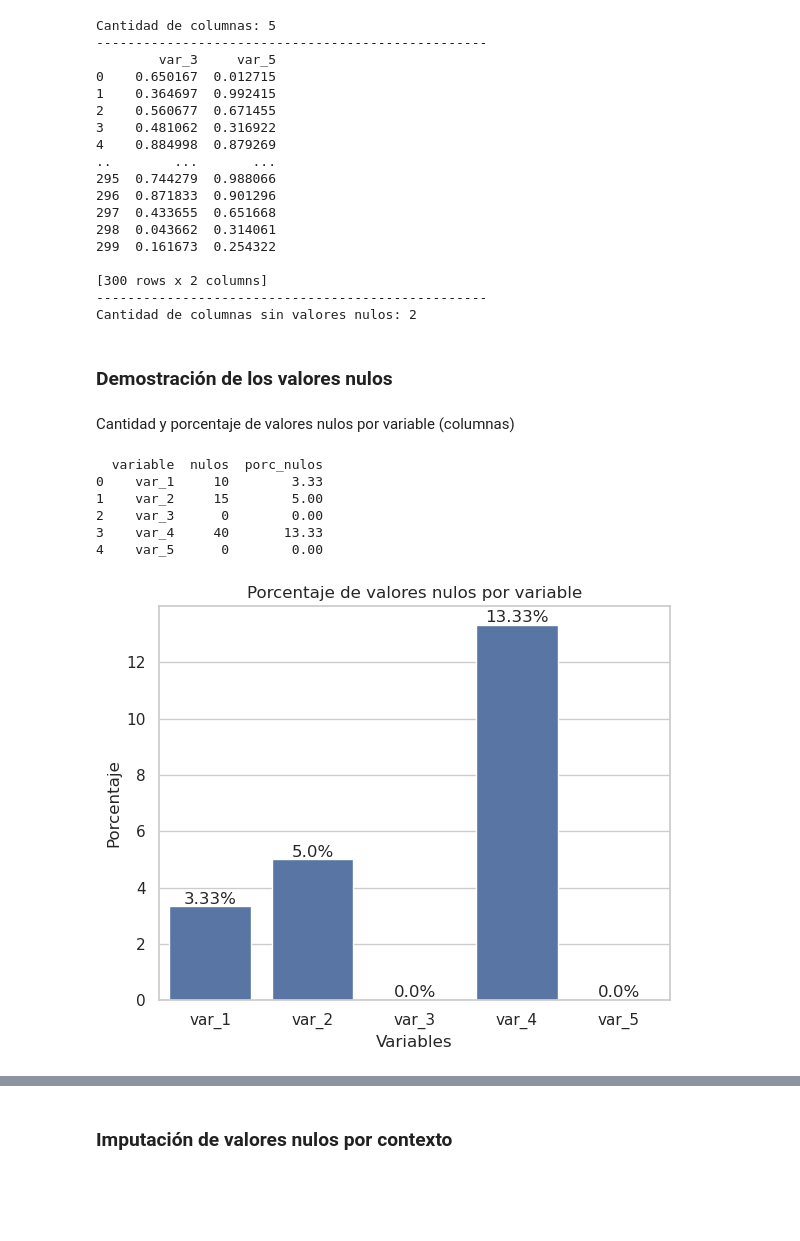
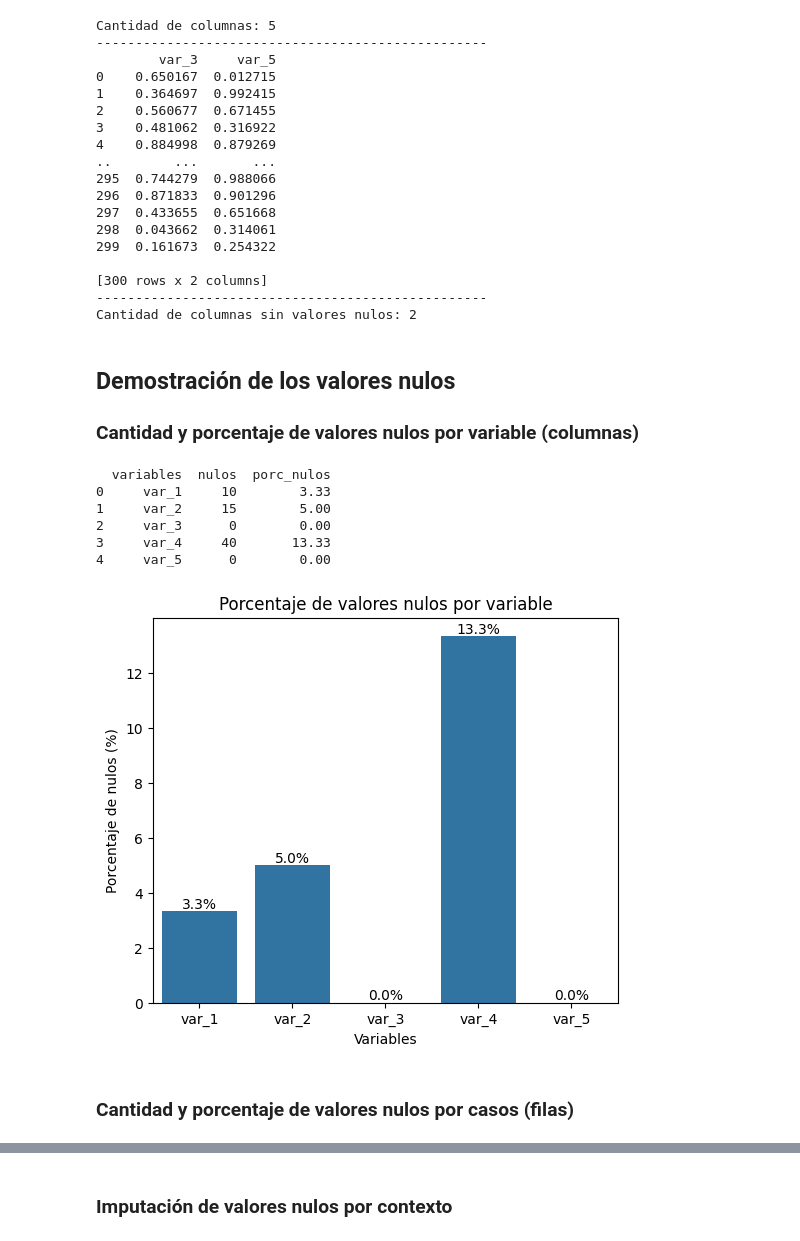
Before and after one commit to Leonard0711/eda_datos, a Jupyter notebook: limpieza_datos/limpieza_datos.ipynb, the cells around one changed output, grey strips where cells are left out. Drawn from its saved outputs; the diff is of its cells as text; code cells hidden in the pictures; blank space fills up the shorter version.

```diff
--- a/limpieza_datos/limpieza_datos.ipynb
+++ b/limpieza_datos/limpieza_datos.ipynb
@@ -173,31 +175,29 @@ Cantidad de columnas: 5
 --------------------------------------------------
 Cantidad de columnas sin valores nulos: 2
 # %% [markdown]
-### Demostración de los valores nulos
+## Demostración de los valores nulos
+
+### Cantidad y porcentaje de valores nulos por variable (columnas)
+# %%
+nulls_vars = df_nulls.isnull().sum().reset_index(name="nulos").rename(columns={"index":"variables"})
+nulls_vars["porc_nulos"] = round(nulls_vars["nulos"]/df_nulls.shape[0]*100, 2)
+print(nulls_vars)
+
+fig, ax = plt.subplots(figsize=(6, 5))
+graf = sns.barplot(data=nulls_vars, x="variables", y="porc_nulos")
+for value in ax.containers:
+    ax.bar_label(value, fmt="%.1f%%")
+ax.set_title("Porcentaje de valores nulos por variable")
+ax.set_ylabel("Porcentaje de nulos (%)")
+ax.set_xlabel("Variables")
+plt.show()
+# %% [output]
+  variables  nulos  porc_nulos
+0     var_1     10        3.33
+1     var_2     15        5.00
+2     var_3      0        0.00
+3     var_4     40       13.33
+4     var_5      0        0.00
+[figure, added]
 # %% [markdown]
-Cantidad y porcentaje de valores nulos por variable (columnas)
+### Cantidad y porcentaje de valores nulos por casos (filas)
-# %%
-import seaborn as sns
-nulls_var = df_nulls.isnull().sum().reset_index(name="nulos").rename(columns={"index":"variable"})
-nulls_var["porc_nulos"] = round(nulls_var["nulos"]/df_nulls.shape[0]*100, 2)
-print(nulls_var)
-
-plt.figure(figsize=(6,5))
-sns.barplot(data=nulls_var, x="variable", y="porc_nulos")
-# cada row es una fila y se accede a su valor de una columna específica y se toma el primer valor con [0]
-nulls_var.apply(lambda row: plt.text(x=nulls_var.index[nulls_var["variable"]==row["variable"]][0],\
-                                     y=row["porc_nulos"] + 0.1, s=str(f"{row['porc_nulos']}%"),
-                                     ha="center"), axis=1)
-plt.title("Porcentaje de valores nulos por variable")
-plt.ylabel("Porcentaje")
-plt.xlabel("Variables")
-plt.tight_layout()
-plt.show()
-# %% [output]
-  variable  nulos  porc_nulos
-0    var_1     10        3.33
-1    var_2     15        5.00
-2    var_3      0        0.00
-3    var_4     40       13.33
-4    var_5      0        0.00
-[figure, removed]
```
Also changed, not shown: parts of 112 cells of this notebook.
